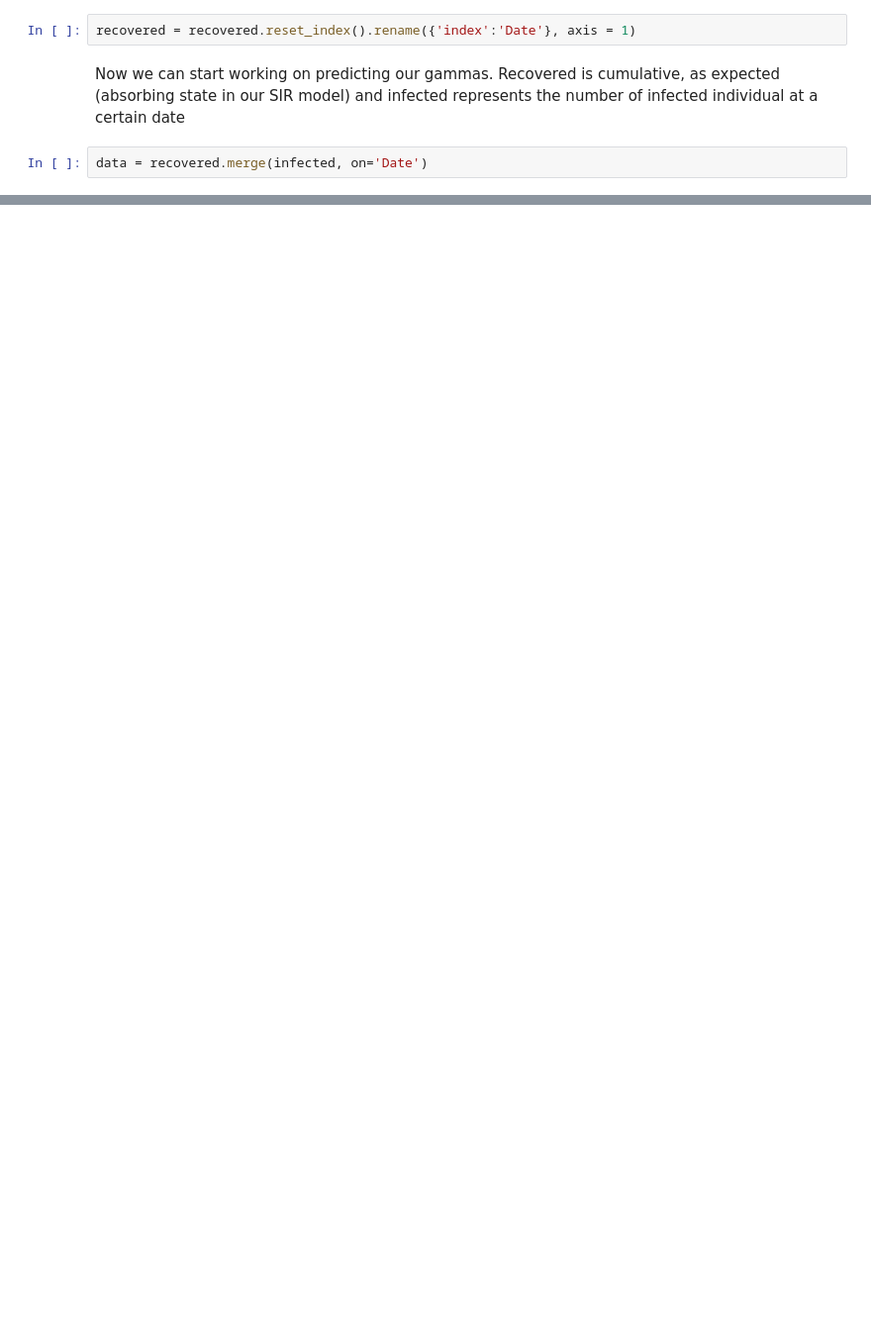
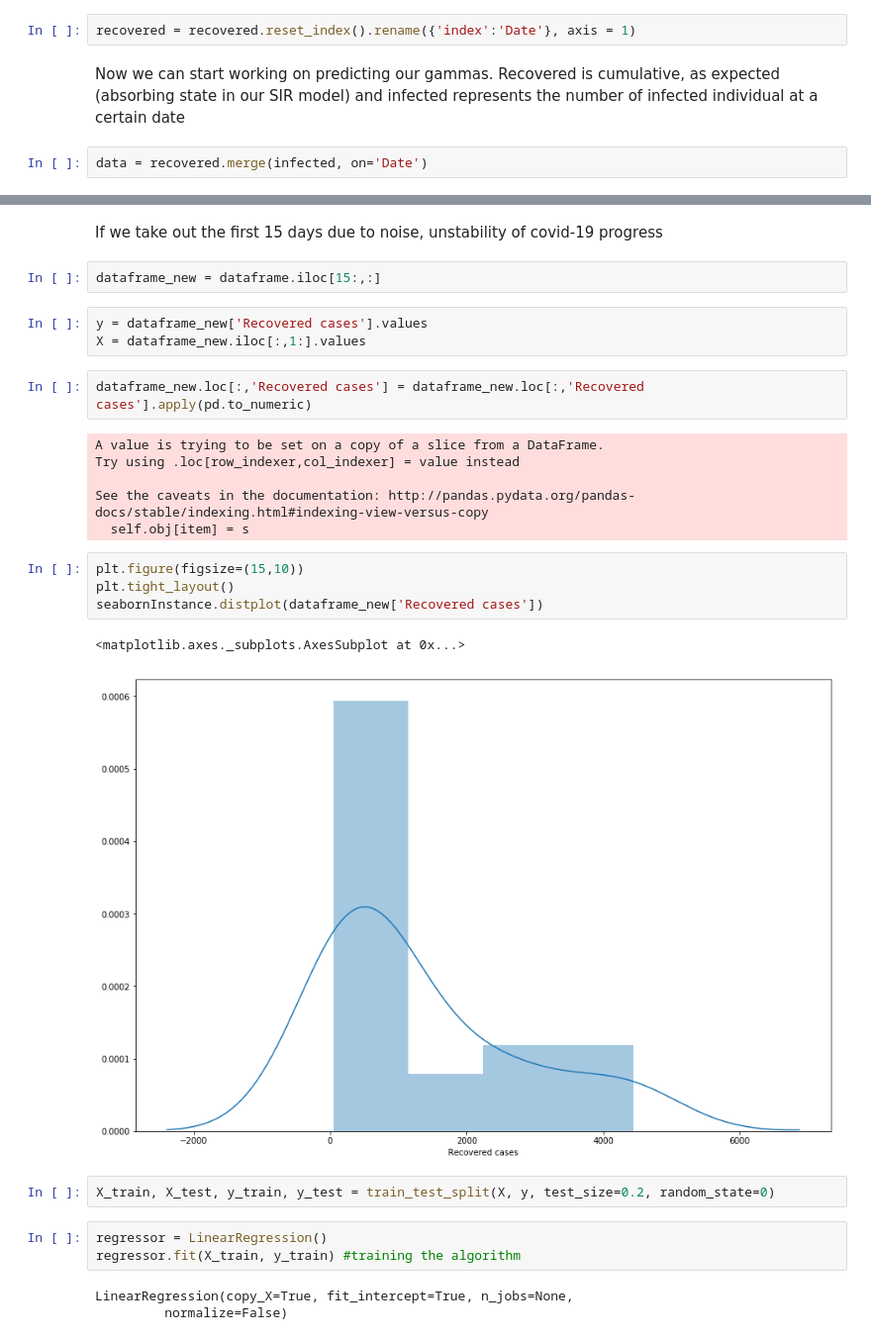
Before and after one commit to jeannechaverot/CovidForecasting, a Jupyter notebook: Find_parameters.ipynb, the cells around one changed output, grey strips where cells are left out. Shown: that part at 99% size. Drawn from its saved outputs; the diff is of its cells as text; blank space fills up the shorter version.

```diff
--- a/Find_parameters.ipynb
+++ b/Find_parameters.ipynb
@@ -175,0 +177,30 @@ False
+# %% [markdown]
+If we take out the first 15 days due to noise, unstability of covid-19 progress
+# %%
+dataframe_new = dataframe.iloc[15:,:]
+# %%
+y = dataframe_new['Recovered cases'].values
+X = dataframe_new.iloc[:,1:].values
+# %%
+dataframe_new.loc[:,'Recovered cases'] = dataframe_new.loc[:,'Recovered cases'].apply(pd.to_numeric)
+# %% [output]
+A value is trying to be set on a copy of a slice from a DataFrame.
+Try using .loc[row_indexer,col_indexer] = value instead
+
+See the caveats in the documentation: http://pandas.pydata.org/pandas-docs/stable/indexing.html#indexing-view-versus-copy
+  self.obj[item] = s
+# %%
+plt.figure(figsize=(15,10))
+plt.tight_layout()
+seabornInstance.distplot(dataframe_new['Recovered cases'])
+# %% [output]
+<matplotlib.axes._subplots.AxesSubplot at 0x...>
+[figure, added]
+# %%
+X_train, X_test, y_train, y_test = train_test_split(X, y, test_size=0.2, random_state=0)
+# %%
+regressor = LinearRegression()
+regressor.fit(X_train, y_train) #training the algorithm
+# %% [output]
+LinearRegression(copy_X=True, fit_intercept=True, n_jobs=None,
+         normalize=False)
```
Also changed, not shown: parts of 27 cells of this notebook, 39 other files.
